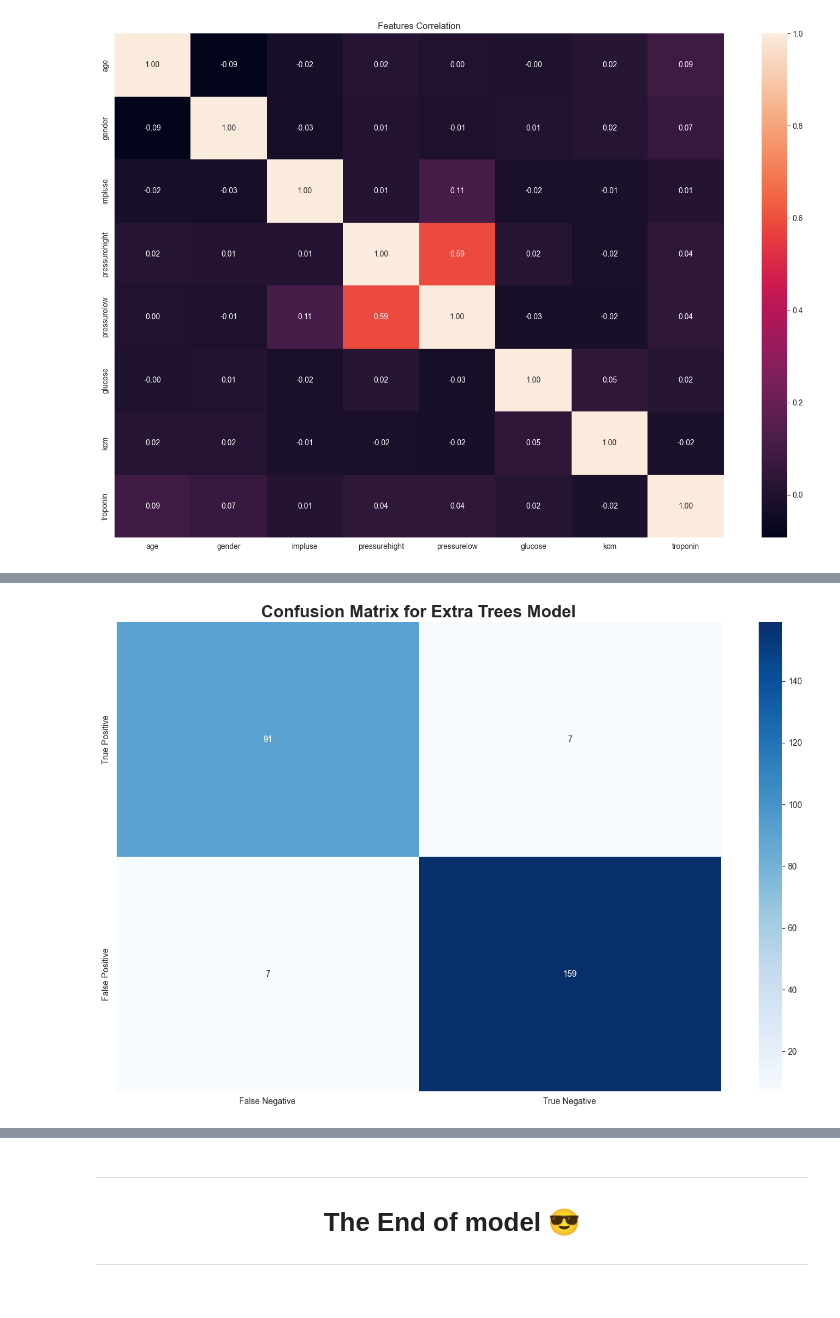
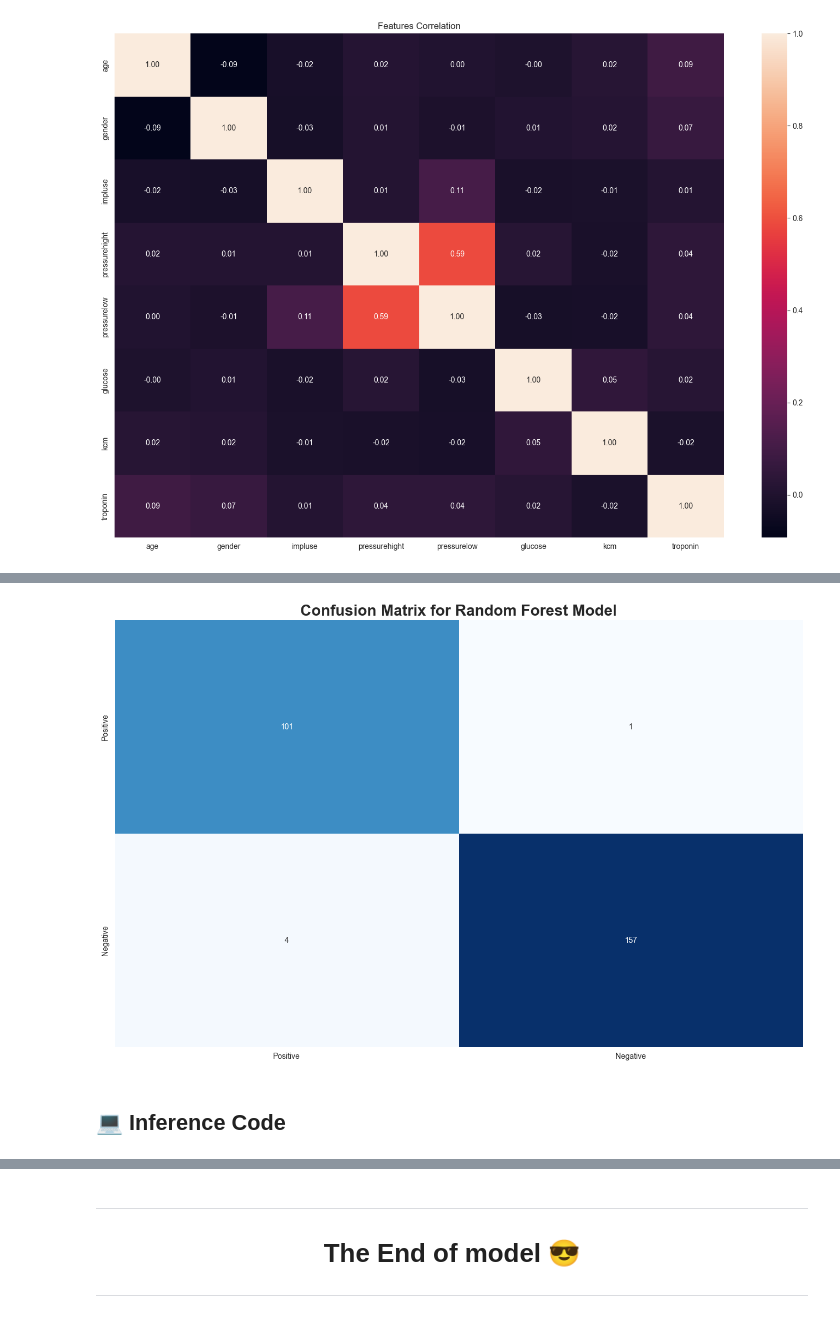
Before and after one commit to Youssef3082004/Heart_Attack_Model, a Jupyter notebook: Heart_Attack_ML.ipynb, the cells around one changed output, grey strips where cells are left out. Saved outputs shown, nothing was run; the diff lists cells and outputs as text; code cells hidden in the pictures.

Commit message:
Model V3.0.0 after replacing Extra Trees with RandomForest with Acc = 98.10

```diff
--- a/Heart_Attack_ML.ipynb
+++ b/Heart_Attack_ML.ipynb
@@ -139,0 +386,4 @@ plt.show()
+# %%
+data[data["troponin"]>5][data["class"] == "negative"]
+
+data.drop(index=29,inplace=True,axis=0)
@@ -182,4 +466,4 @@ for column in ['age', 'impluse','pressurehight','pressurelow','glucose','kcm']:
 x = data.iloc[:,:-1]
 y = data.iloc[:,-1]
 # %%
-x_train , x_test , y_train , y_test = train_test_split(x,y,shuffle=False,test_size=0.2,random_state=42)
+x_train , x_test , y_train , y_test = train_test_split(x,y,shuffle=True,test_size=0.2,random_state=42)
@@ -197,7 +485,7 @@ ml_models = {
     "Gradient Boosting": GradientBoostingClassifier(random_state=42),
     "AdaBoost": AdaBoostClassifier(random_state=42),
     "SVC": SVC(random_state=42,class_weight=classweights),
-    "Decision Tree": DecisionTreeClassifier(random_state=42,class_weight=classweights),
+    "Decision Tree": DecisionTreeClassifier(random_state=42,class_weight=classweights,max_depth=7),
     "Extra Trees": ExtraTreesClassifier(random_state=42,class_weight=classweights),
     "Ridge Classifier": RidgeClassifier(random_state=42,class_weight=classweights)
 }
@@ -240,5 +533,5 @@ plt.show()
 # %%
-model = ml_models["Extra Trees"]
+model = ml_models["Random Forest"]
 preds = model.predict(x_test)
 # %%
 accuracy = accuracy_score(y_test,preds)
@@ -259,8 +552,10 @@ weighted avg       0.95      0.95      0.95       264
 # %%
 acc = confusion_matrix(y_test,preds)
 plt.figure(figsize=(16,10))
-plt.title("Confusion Matrix for Extra Trees Model",weight="bold",size=20)
-sns.heatmap(acc,xticklabels=["False Negative","True Negative"],yticklabels=["True Positive","False Positive"],annot=True,cmap="Blues",fmt=f".0f")
+plt.title("Confusion Matrix for Random Forest Model",weight="bold",size=20)
+sns.heatmap(acc,xticklabels=["Positive","Negative"],yticklabels=["Positive","Negative"],annot=True,cmap="Blues",fmt=f".0f",cbar=False)
 plt.show()
 # %% [output]
-[figure, old version]
+[figure, new version]
+# %% [markdown]
+## 💻 Inference Code
```
Also changed, not shown: parts of 49 cells of this notebook.
